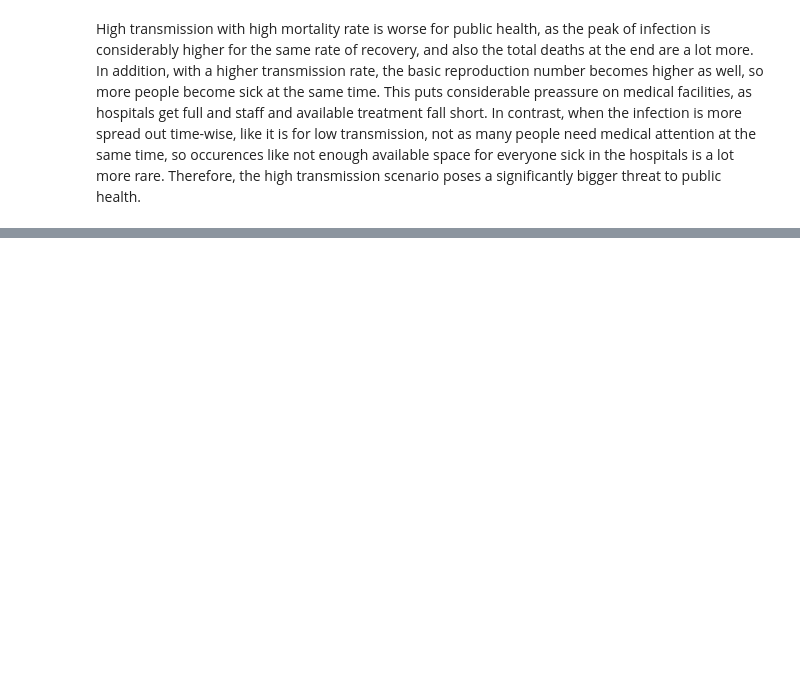
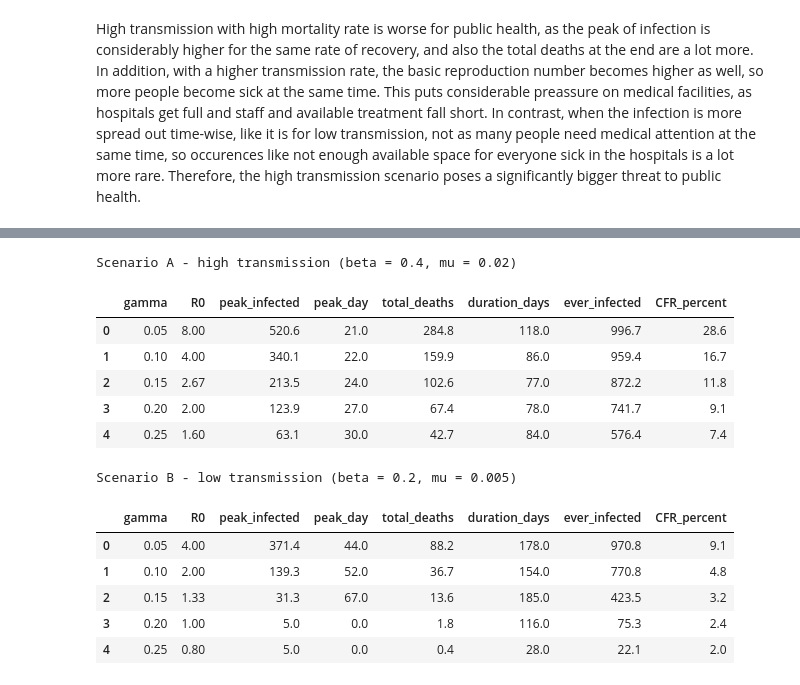
Before and after one commit to sofka005/group-13-bio, a Jupyter notebook: Assignment1/assignment1.ipynb, the cells around one changed output, grey strips where cells are left out. Saved outputs shown, nothing was run; the diff lists cells and outputs as text; code cells hidden in the pictures; blank space fills up the shorter version.

```diff
--- a/Assignment1/assignment1.ipynb
+++ b/Assignment1/assignment1.ipynb
@@ -175,0 +237,62 @@ High transmission with high mortality rate is worse for public health, as the pe
+# %%
+# --- Supporting calculations for Part 3 --------------------------------------
+# The Part 1 function returns summary metrics only, so the model is re-solved here to
+# recover the full trajectories and extract epidemic duration, the number ever infected,
+# and the realised case fatality ratio.
+
+def epidemic_profile(gamma, beta, mu, S0=995, I0=5, days=200):
+    """
+    Re-solve the SIRD model for one recovery rate and return extra outcome measures.
+
+    Returns
+    -------
+    duration : float
+        First day after the peak on which I(t) < 1 (NaN if the epidemic never falls below 1).
+    ever_infected : float
+        Total individuals who left the susceptible compartment over the simulation.
+    cfr : float
+        Realised case fatality ratio, deaths / ever infected.
+    """
+    t = np.linspace(0, days, days + 1)
+    S, I, R, D = odeint(sird_model, (S0, I0, 0, 0), t, args=(beta, gamma, mu)).T
+
+    peak_idx = int(np.argmax(I))
+    past_peak_and_small = np.where((t > t[peak_idx]) & (I < 1))[0]
+    duration = t[past_peak_and_small[0]] if past_peak_and_small.size else np.nan
+
+    ever_infected = (S0 + I0) - S[-1]
+    return duration, ever_infected, D[-1] / ever_infected
+
+
+def add_part3_columns(results, beta, mu):
+    """Attach duration, ever-infected and CFR columns to a Part 1 / Part 2 results table."""
+    enriched = results.copy()
+    profiles = [epidemic_profile(g, beta, mu) for g in enriched['gamma']]
+    enriched['duration_days'] = [p[0] for p in profiles]
+    enriched['ever_infected'] = np.round([p[1] for p in profiles], 1)
+    enriched['CFR_percent'] = np.round([100 * p[2] for p in profiles], 1)
+    return enriched
+
+
+detail_high = add_part3_columns(results_high_transmission, beta=0.4, mu=0.02)
+detail_low = add_part3_columns(results_low_transmission, beta=0.2, mu=0.005)
+
+print('Scenario A - high transmission (beta = 0.4, mu = 0.02)')
+display(detail_high)
+print('Scenario B - low transmission (beta = 0.2, mu = 0.005)')
+display(detail_low)
+# %% [output]
+Scenario A - high transmission (beta = 0.4, mu = 0.02)
+|  | gamma | R0 | peak_infected | peak_day | total_deaths | duration_days | ever_infected | CFR_percent |
+| 0 | 0.05 | 8.00 | 520.6 | 21.0 | 284.8 | 118.0 | 996.7 | 28.6 |
+| 1 | 0.10 | 4.00 | 340.1 | 22.0 | 159.9 | 86.0 | 959.4 | 16.7 |
+| 2 | 0.15 | 2.67 | 213.5 | 24.0 | 102.6 | 77.0 | 872.2 | 11.8 |
+| 3 | 0.20 | 2.00 | 123.9 | 27.0 | 67.4 | 78.0 | 741.7 | 9.1 |
+| 4 | 0.25 | 1.60 | 63.1 | 30.0 | 42.7 | 84.0 | 576.4 | 7.4 |
+Scenario B - low transmission (beta = 0.2, mu = 0.005)
+|  | gamma | R0 | peak_infected | peak_day | total_deaths | duration_days | ever_infected | CFR_percent |
+| 0 | 0.05 | 4.00 | 371.4 | 44.0 | 88.2 | 178.0 | 970.8 | 9.1 |
+| 1 | 0.10 | 2.00 | 139.3 | 52.0 | 36.7 | 154.0 | 770.8 | 4.8 |
+| 2 | 0.15 | 1.33 | 31.3 | 67.0 | 13.6 | 185.0 | 423.5 | 3.2 |
+| 3 | 0.20 | 1.00 | 5.0 | 0.0 | 1.8 | 116.0 | 75.3 | 2.4 |
+| 4 | 0.25 | 0.80 | 5.0 | 0.0 | 0.4 | 28.0 | 22.1 | 2.0 |
```
Also changed, not shown: parts of 7 cells of this notebook, 2 other files.
